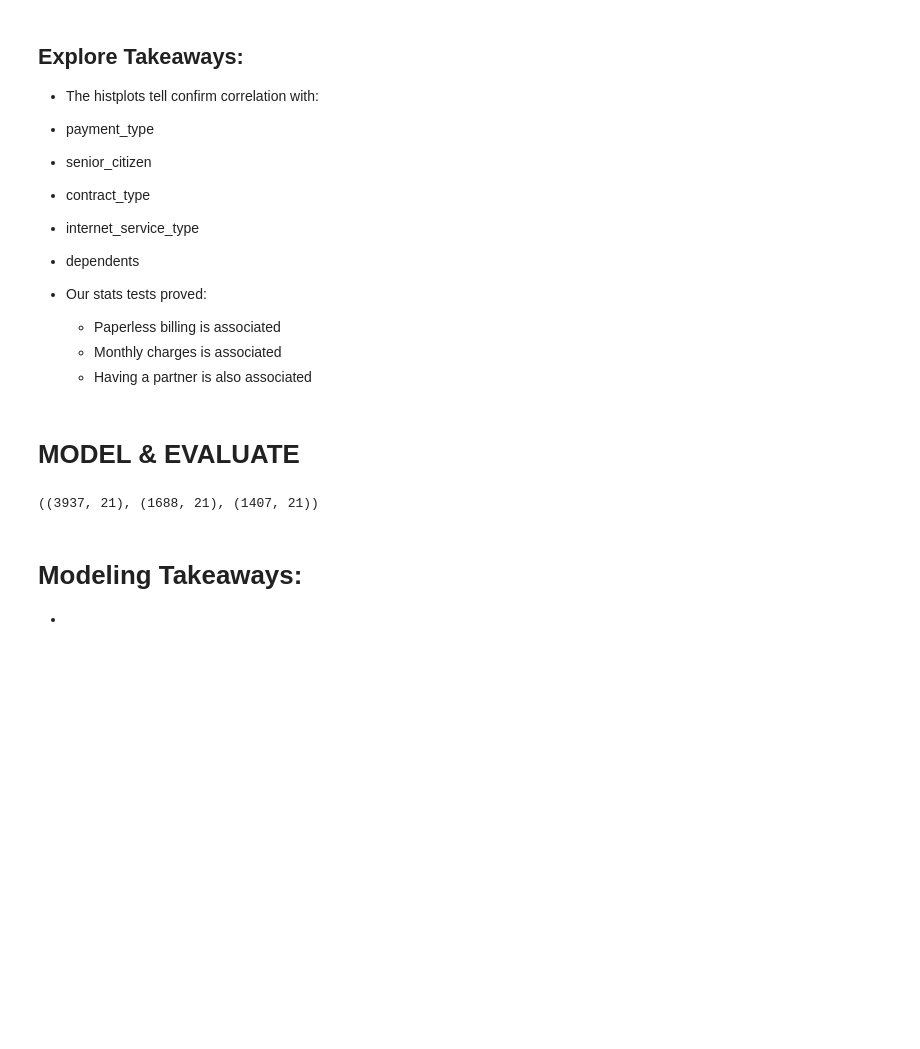
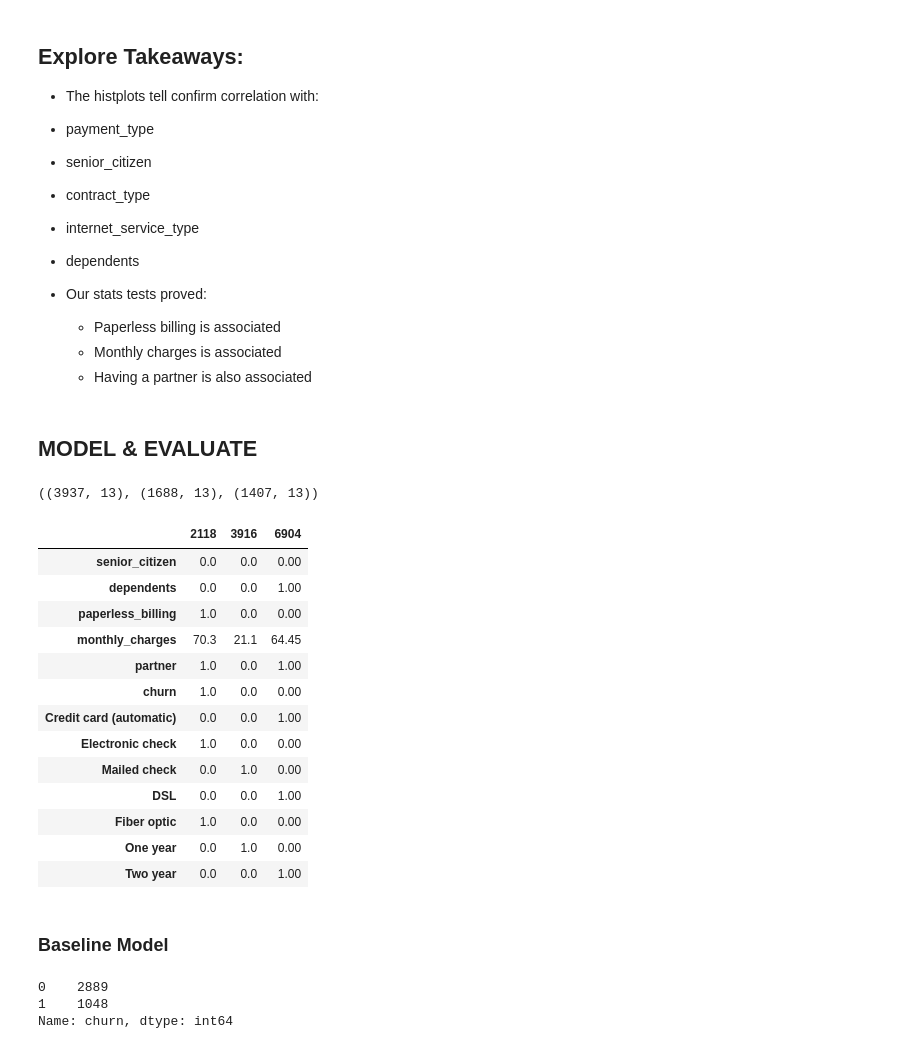
Before and after one commit to DesireeMcElroy/telco-classification-project, a Jupyter notebook: final_notebook.ipynb, the cells around one changed output. Cells and saved outputs as stored; diff of their text form; code cells hidden in the pictures; blank space fills up the shorter version.

Commit message:
adding final model

```diff
--- a/final_notebook.ipynb
+++ b/final_notebook.ipynb
@@ -271,7 +386,16 @@ alpha = 0.05
     - Monthly charges is associated
     - Having a partner is also associated
 # %% [markdown]
-# MODEL & EVALUATE
+## MODEL & EVALUATE
+# %%
+# keep my most valuable features on my split data and drop the rest
+features = ['payment_type', 'senior_citizen', 'contract_type',
+           'internet_service_type', 'dependents', 'paperless_billing',
+           'monthly_charges', 'partner', 'churn']
+
+train = train[features]
+validate = validate[features]
+test = test[features]
 # %%
 train = prepare.create_dummies(train)
 validate = prepare.create_dummies(validate)
@@ -279,7 +403,30 @@ test = prepare.create_dummies(test)
 # %%
 train.shape, validate.shape, test.shape
 # %% [output]
-((3937, 21), (1688, 21), (1407, 21))
+((3937, 13), (1688, 13), (1407, 13))
-# %% [markdown]
-# Modeling Takeaways:
--
+# %%
+train.sample(3).T
+# %% [output]
+|  | 2118 | 3916 | 6904 |
+| senior_citizen | 0.0 | 0.0 | 0.00 |
+| dependents | 0.0 | 0.0 | 1.00 |
+| paperless_billing | 1.0 | 0.0 | 0.00 |
+| monthly_charges | 70.3 | 21.1 | 64.45 |
+| partner | 1.0 | 0.0 | 1.00 |
+| churn | 1.0 | 0.0 | 0.00 |
+| Credit card (automatic) | 0.0 | 0.0 | 1.00 |
+| Electronic check | 1.0 | 0.0 | 0.00 |
+| Mailed check | 0.0 | 1.0 | 0.00 |
+| DSL | 0.0 | 0.0 | 1.00 |
+| Fiber optic | 1.0 | 0.0 | 0.00 |
+| One year | 0.0 | 1.0 | 0.00 |
+| Two year | 0.0 | 0.0 | 1.00 |
+# %% [markdown]
+### Baseline Model
+# %%
+# create a baseline
+train.churn.value_counts()
+# %% [output]
+0    2889
+1    1048
+Name: churn, dtype: int64
```
Also changed, not shown: parts of 48 cells of this notebook.
